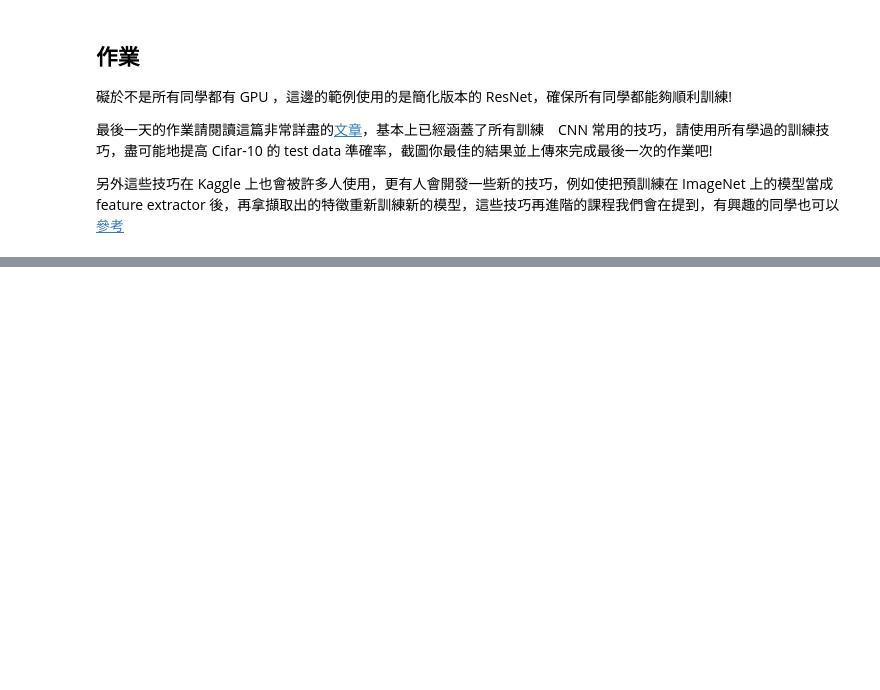
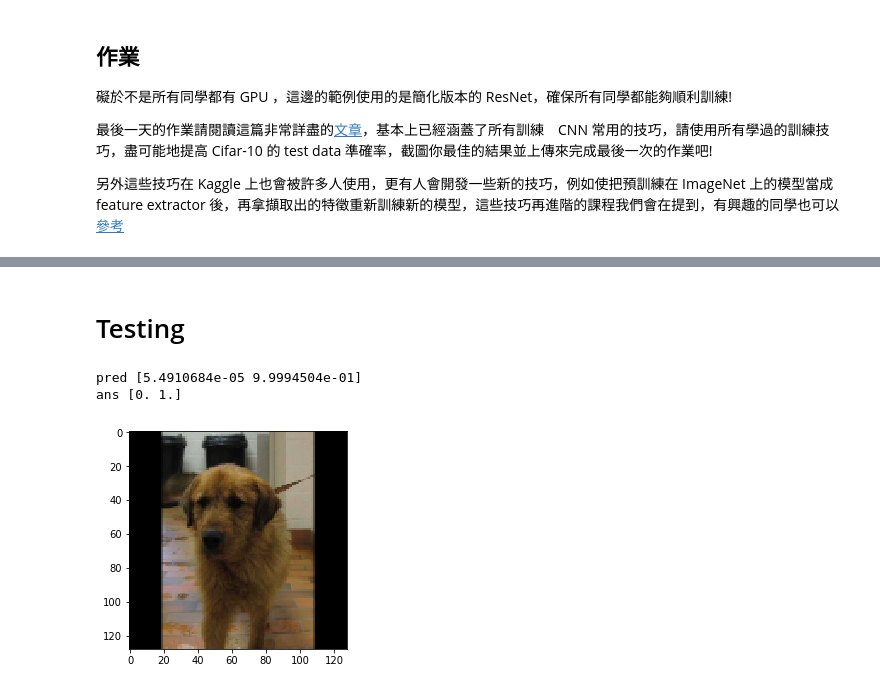
Before and after one commit to magikerwin/100Day-ML-Marathon, a Jupyter notebook: 2nd-ML100Days/homework/D-101/Day101_Kaggle_HW.ipynb, the cells around one changed output, grey strips where cells are left out. Cells and saved outputs as stored; diff of their text form; code cells hidden in the pictures; blank space fills up the shorter version.

```diff
--- a/2nd-ML100Days/homework/D-101/Day101_Kaggle_HW.ipynb
+++ b/2nd-ML100Days/homework/D-101/Day101_Kaggle_HW.ipynb
@@ -73,0 +99,8 @@ plt.imshow(x_train[5])
+# %%
+out = backbone_model.get_layer('block_9_add').output
+out = tf.keras.layers.GlobalAveragePooling2D(name='GAP')(out)
+out = tf.keras.layers.Flatten(name='Flatten')(out)
+out = tf.keras.layers.Dense(num_classes, activation='softmax', kernel_initializer='he_normal', name='output')(out)
+
+model = tf.keras.Model(inputs=input_tensor, outputs=out, name='Model')
+model.summary()
@@ -73,0 +147,22 @@ plt.imshow(x_train[5])
+# %%
+model.compile(loss='categorical_crossentropy',
+              optimizer=tf.keras.optimizers.SGD(1e-4, 0.9),
+              metrics=['accuracy'])
+# %%
+batch_size = 32
+epochs = 30
+valid_num = 100
+
+from tensorflow.keras.callbacks import ReduceLROnPlateau
+reduce_lr = ReduceLROnPlateau(factor=0.5,
+                              min_lr=1e-12,
+                              monitor='loss',
+                              patience=5,
+                              verbose=1)
+
+history = model.fit(x_train[:], y_train[:],
+                    batch_size=batch_size,
+                    epochs=epochs,
+                    verbose=1,
+                    validation_data=(x_train[:valid_num], y_train[:valid_num]),
+                    callbacks=[reduce_lr])
@@ -73,0 +188,14 @@ plt.imshow(x_train[5])
+# %% [markdown]
+# Testing
+# %%
+# for training data
+idx = 900
+plt.imshow(x_train[idx])
+
+pred = model.predict(x_train[idx:idx+1])
+print("pred", pred[0])
+print("ans", y_train[idx])
+# %% [output]
+pred [5.4910684e-05 9.9994504e-01]
+ans [0. 1.]
+[figure, added]
```
Also changed, not shown: parts of 23 cells of this notebook, 2 other files.
